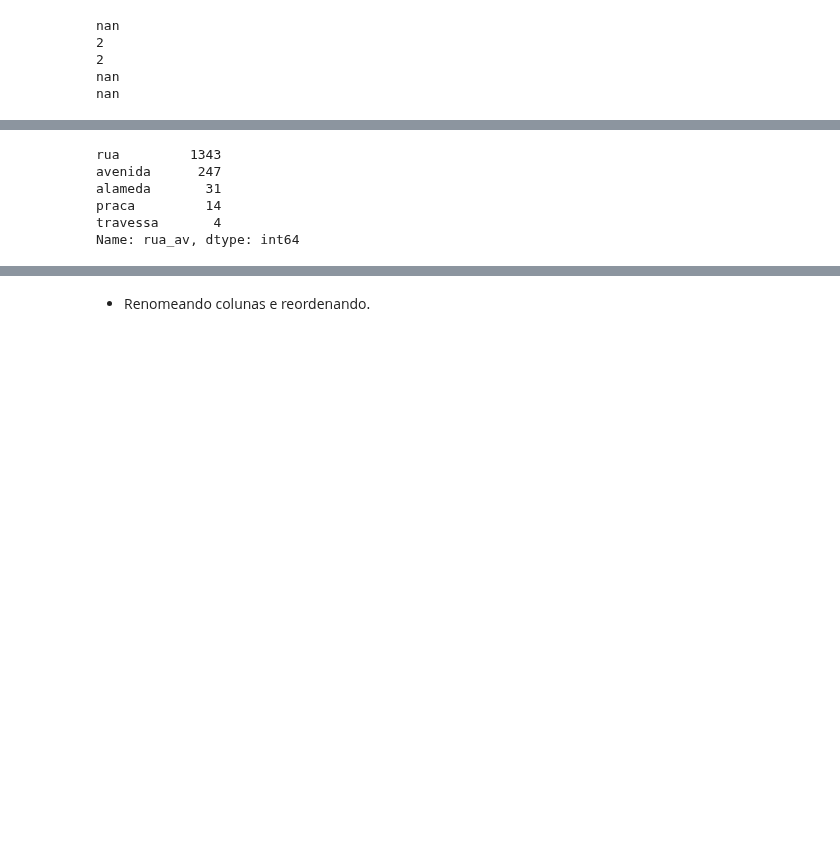
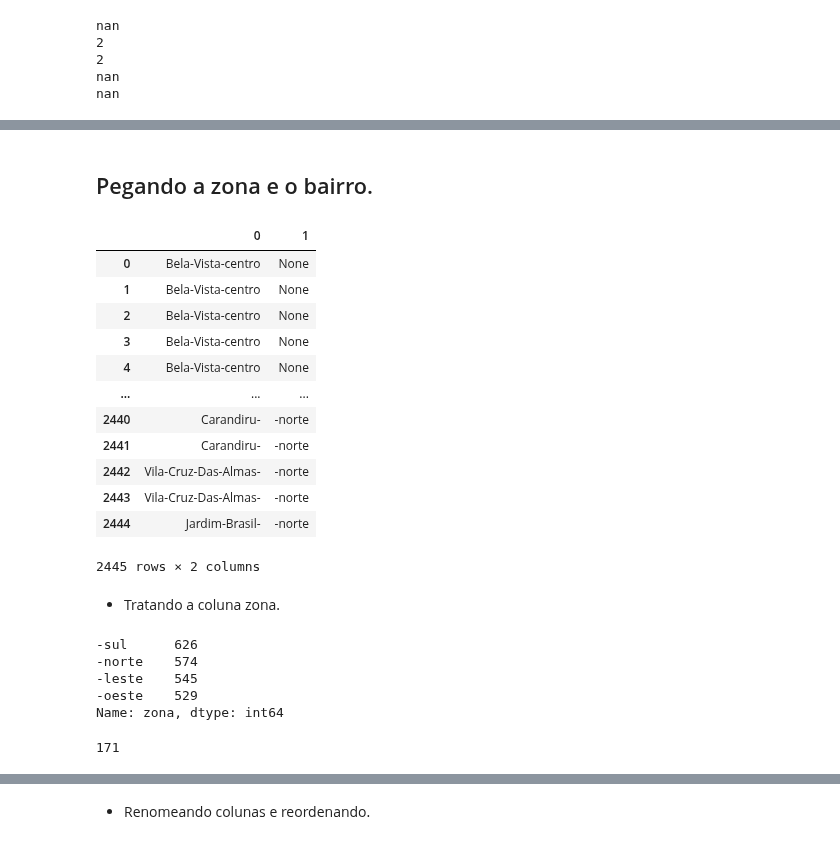
Before and after one commit to robertferro/calculadora-aluguel-ml, a Jupyter notebook: 2 - manipulação-de-dados/manipulacao_de_dados.ipynb, the cells around one changed output, grey strips where cells are left out. Drawn from its saved outputs; the diff is of its cells as text; code cells hidden in the pictures; blank space fills up the shorter version.

```diff
--- a/2 - manipulação-de-dados/manipulacao_de_dados.ipynb
+++ b/2 - manipulação-de-dados/manipulacao_de_dados.ipynb
@@ -270,9 +125,20 @@ dados['rua_av'] = dados['rua_av'].map(dic_logradouro)
-# %%
-dados.rua_av.value_counts()
-# %% [output]
-rua         1343
-avenida      247
-alameda       31
-praca         14
-travessa       4
-Name: rua_av, dtype: int64
+# %% [markdown]
+## Pegando a zona e o bairro.
+# %%
+zona_bairro = df['zona_bairro'].str.split('zona', n=1, expand=True)
+# %%
+zona_bairro
+# %% [output]
+|  | 0 | 1 |
+| 0 | Bela-Vista-centro | None |
+| 1 | Bela-Vista-centro | None |
+| 2 | Bela-Vista-centro | None |
+| 3 | Bela-Vista-centro | None |
+| 4 | Bela-Vista-centro | None |
+| ... | ... | ... |
+| 2440 | Carandiru- | -norte |
+| 2441 | Carandiru- | -norte |
+| 2442 | Vila-Cruz-Das-Almas- | -norte |
+| 2443 | Vila-Cruz-Das-Almas- | -norte |
+| 2444 | Jardim-Brasil- | -norte |
+2445 rows × 2 columns
@@ -278,0 +149,14 @@ Name: rua_av, dtype: int64
+# %% [markdown]
+ - Tratando a coluna zona.
+# %%
+df['zona'].value_counts()
+# %% [output]
+-sul      626
+-norte    574
+-leste    545
+-oeste    529
+Name: zona, dtype: int64
+# %%
+df['zona'].isna().sum()
+# %% [output]
+171
```
Also changed, not shown: parts of 64 cells of this notebook, 1 other file.
